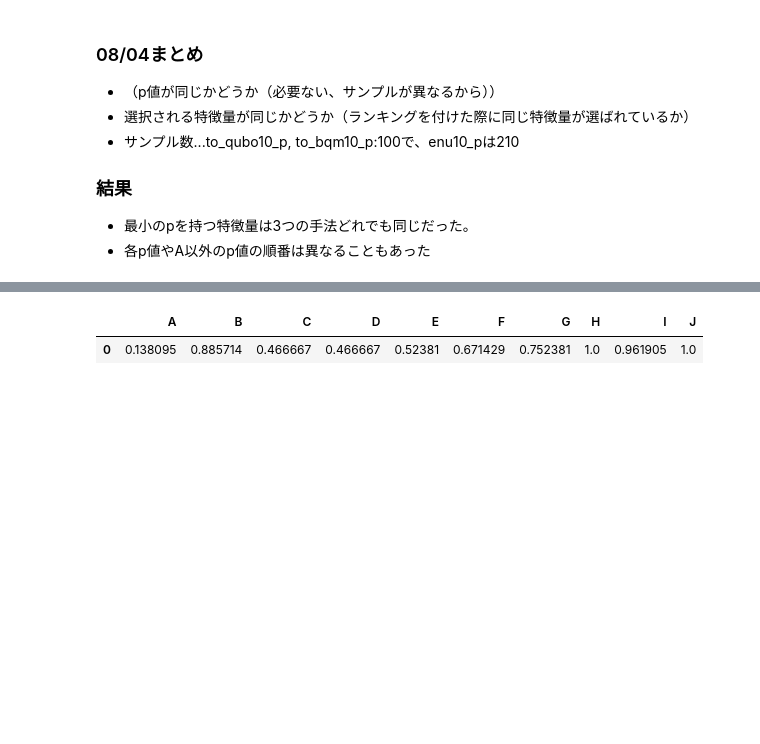
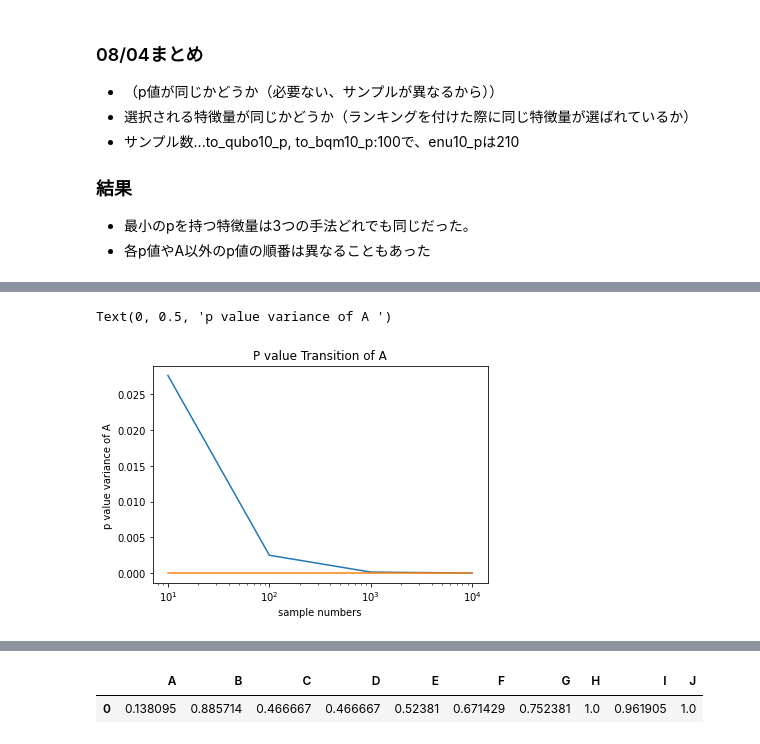
Before and after one commit to twinkle13531/master_degree, a Jupyter notebook: 202008/scripts/compare_t^0.ipynb, the cells around one changed output, grey strips where cells are left out. Drawn from its saved outputs; the diff is of its cells as text; code cells hidden in the pictures; blank space fills up the shorter version.

```diff
--- a/202008/scripts/compare_t^0.ipynb
+++ b/202008/scripts/compare_t^0.ipynb
@@ -12,0 +50,20 @@ import numpy as np
+# %%
+#y軸
+A_qubo_10times_lg_var_list = []
+A_qubo_10times_lg_var_list.append(to_qubo10_10samples_p_10time['A'].var())
+A_qubo_10times_lg_var_list.append(to_qubo10_100samples_p_10time['A'].var())
+A_qubo_10times_lg_var_list.append(to_qubo10_1000samples_p_10time['A'].var())
+A_qubo_10times_lg_var_list.append(to_qubo10_10000samples_p_10time['A'].var())
+
+plt.plot(numreads_10, A_qubo_10times_lg_var_list)
+plt.plot(numreads_10, [0]*4)
+
+ax = plt.gca()
+ax.set_xscale('log')
+
+plt.title('P value Transition of A')
+plt.xlabel('sample numbers')
+plt.ylabel('p value variance of A ')
+# %% [output]
+Text(0, 0.5, 'p value variance of A ')
+[figure, added]
```
Also changed, not shown: parts of 8 cells of this notebook, 1 other file.
